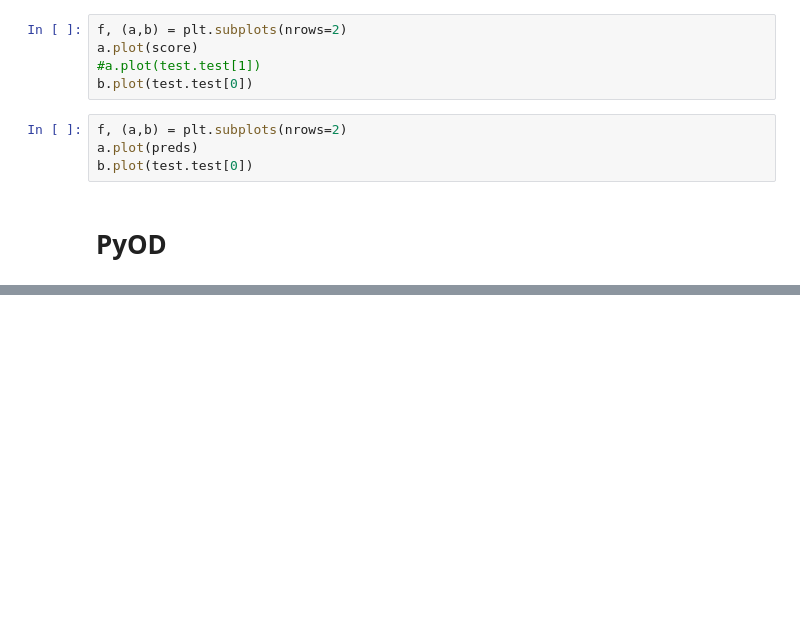
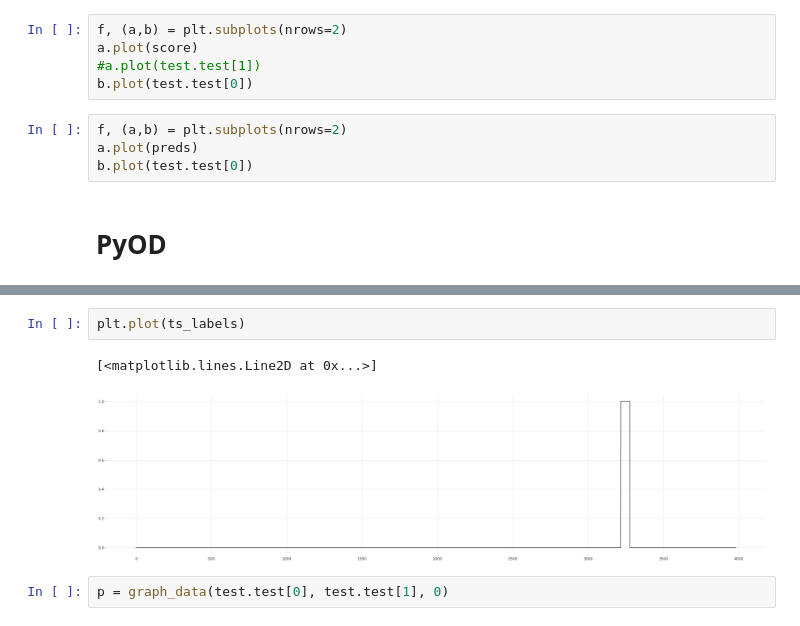
Before and after one commit to georgian-io/pyoats, a Jupyter notebook: scratch.ipynb, the cells around one changed output, grey strips where cells are left out. Drawn from its saved outputs; the diff is of its cells as text; blank space fills up the shorter version.

```diff
--- a/scratch.ipynb
+++ b/scratch.ipynb
@@ -165,0 +185,7 @@ b.plot(test.test[0])
+# %%
+plt.plot(ts_labels)
+# %% [output]
+[<matplotlib.lines.Line2D at 0x...>]
+[figure, added]
+# %%
+p = graph_data(test.test[0], test.test[1], 0)
```
Also changed, not shown: parts of 46 cells of this notebook, 6 other files.
